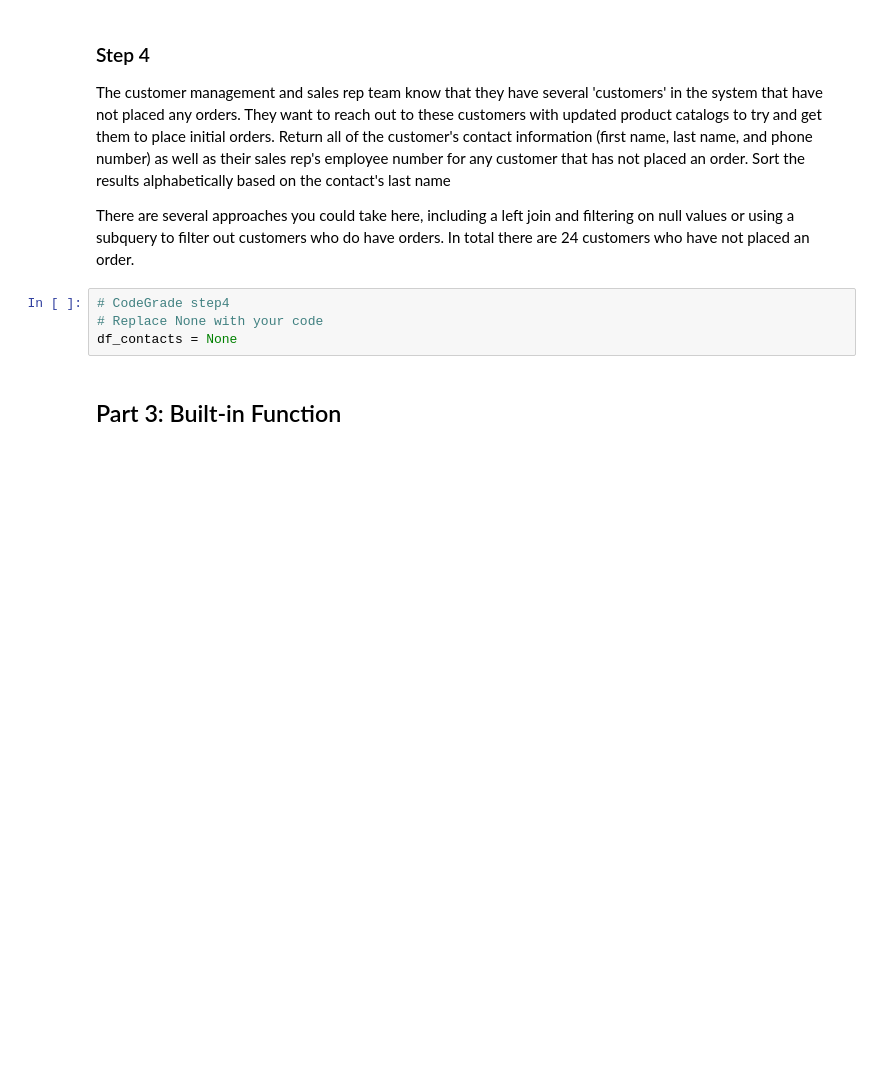
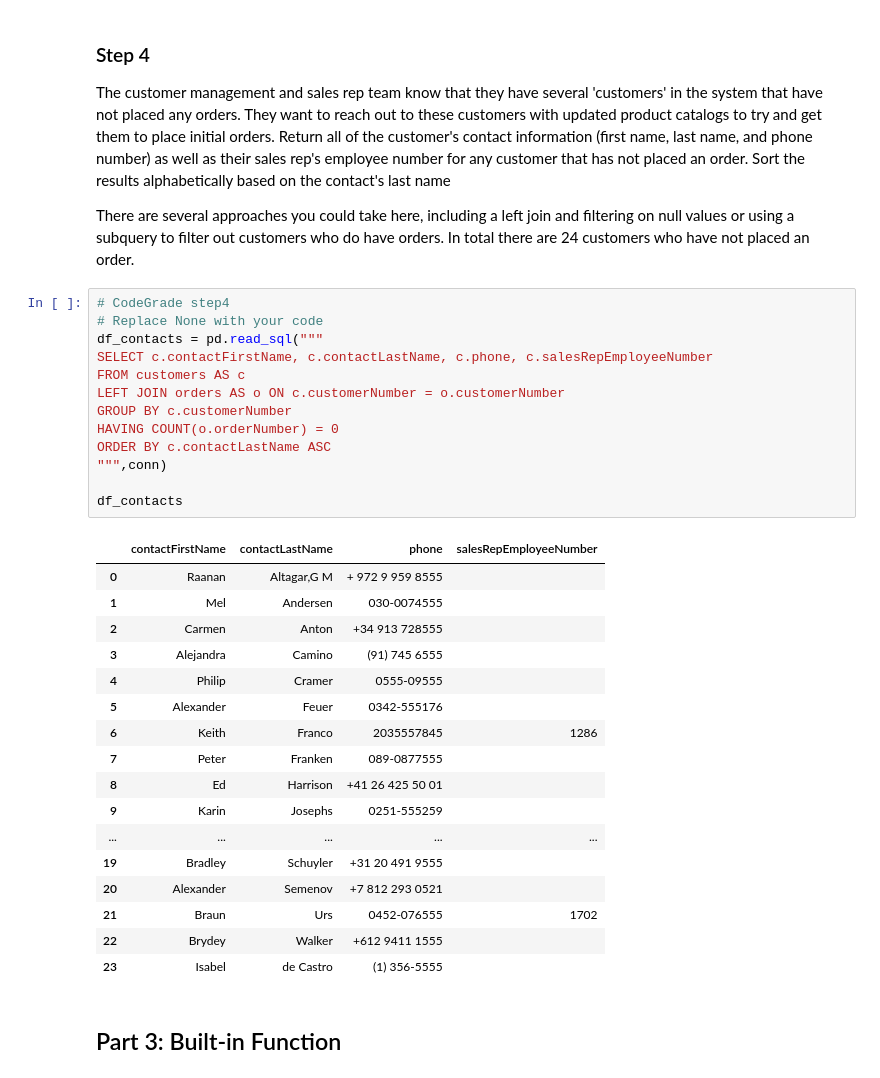
Before and after one commit to JRollins777/DS_Course1_Week1_Module3_SQLTables, a Jupyter notebook: SQLJoinsSubQueriesLab.ipynb, the cells around one changed output. Saved outputs shown, nothing was run; the diff lists cells and outputs as text; blank space fills up the shorter version.

```diff
--- a/SQLJoinsSubQueriesLab.ipynb
+++ b/SQLJoinsSubQueriesLab.ipynb
@@ -107,10 +131,37 @@ df_employee = pd.read_sql("""""",conn)
 The customer management and sales rep team know that they have several 'customers' in the system that have not placed any orders. They want to reach out to these customers with updated product catalogs to try and get them to place initial orders. Return all of the customer's contact information (first name, last name, and phone number) as well as their sales rep's employee number for any customer that has not placed an order. Sort the results alphabetically based on the contact's last name
 
 There are several approaches you could take here, including a left join and filtering on null values or using a subquery to filter out customers who do have orders. In total there are 24 customers who have not placed an order.
-# %%
-# CodeGrade step4
-# Replace None with your code
-df_contacts = None
+# %%
+# CodeGrade step4
+# Replace None with your code
+df_contacts = pd.read_sql("""
+SELECT c.contactFirstName, c.contactLastName, c.phone, c.salesRepEmployeeNumber
+FROM customers AS c
+LEFT JOIN orders AS o ON c.customerNumber = o.customerNumber
+GROUP BY c.customerNumber
+HAVING COUNT(o.orderNumber) = 0
+ORDER BY c.contactLastName ASC
+""",conn)
+
+df_contacts
+# %% [output]
+|  | contactFirstName | contactLastName | phone | salesRepEmployeeNumber |
+| 0 | Raanan | Altagar,G M | + 972 9 959 8555 |  |
+| 1 | Mel | Andersen | 030-0074555 |  |
+| 2 | Carmen | Anton | +34 913 728555 |  |
+| 3 | Alejandra | Camino | (91) 745 6555 |  |
+| 4 | Philip | Cramer | 0555-09555 |  |
+| 5 | Alexander | Feuer | 0342-555176 |  |
+| 6 | Keith | Franco | 2035557845 | 1286 |
+| 7 | Peter | Franken | 089-0877555 |  |
+| 8 | Ed | Harrison | +41 26 425 50 01 |  |
+| 9 | Karin | Josephs | 0251-555259 |  |
+| ... | ... | ... | ... | ... |
+| 19 | Bradley | Schuyler | +31 20 491 9555 |  |
+| 20 | Alexander | Semenov | +7 812 293 0521 |  |
+| 21 | Braun | Urs | 0452-076555 | 1702 |
+| 22 | Brydey | Walker | +612 9411 1555 |  |
+| 23 | Isabel | de Castro | (1) 356-5555 |  |
 # %% [markdown]
 ## Part 3: Built-in Function
 # %% [markdown]
```
Also changed, not shown: parts of 15 cells of this notebook.
